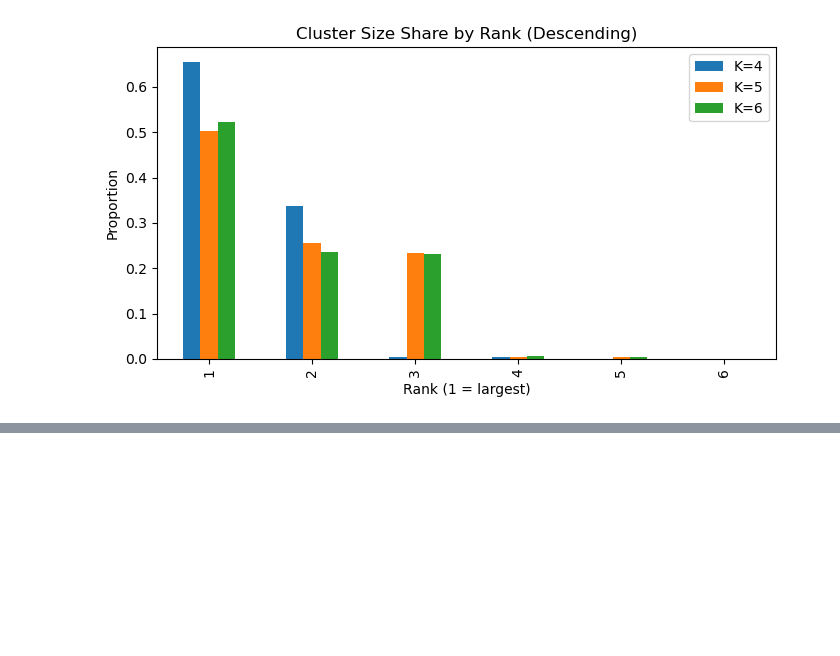
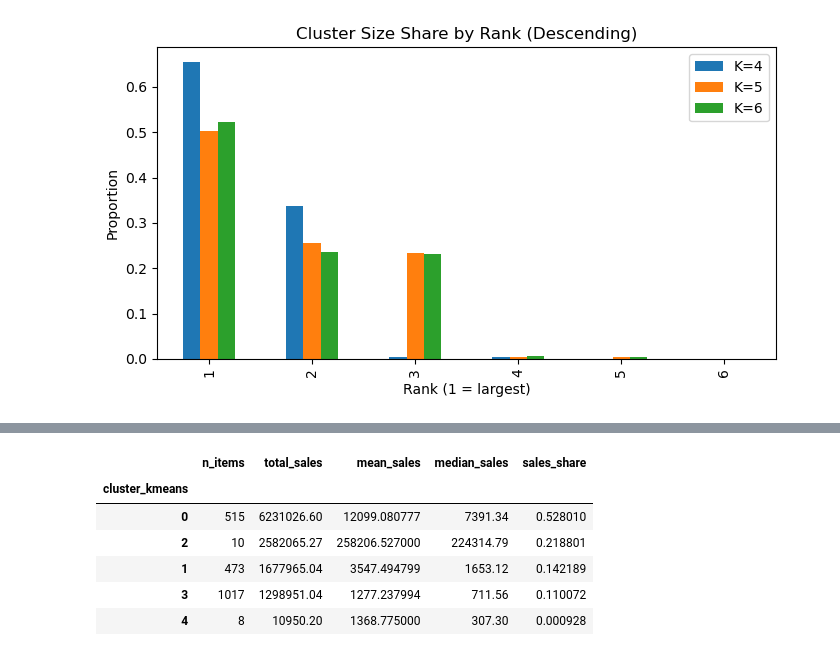
Before and after one commit to CserYe03na/Online_Retail_Forecasting, a Jupyter notebook: cluster_analysis.ipynb, the cells around one changed output, grey strips where cells are left out. Drawn from its saved outputs; the diff is of its cells as text; code cells hidden in the pictures; blank space fills up the shorter version.

Commit message:
minor changes for cluster description

```diff
--- a/cluster_analysis.ipynb
+++ b/cluster_analysis.ipynb
@@ -1156,0 +1179,31 @@ fig.show()
+# %%
+import pandas as pd
+from pathlib import Path
+
+out_dir = Path("data/clustering")
+
+# per-product features with total_sales
+feat = pd.read_parquet(out_dir / "feature_table_extended.parquet")
+
+# cluster labels (K=5)
+labels = pd.read_parquet(out_dir / "clusters_3models.parquet")[["cluster_kmeans"]]
+
+df = feat[["total_sales"]].join(labels)
+
+cluster_stats = df.groupby("cluster_kmeans").agg(
+    n_items=("total_sales", "size"),
+    total_sales=("total_sales", "sum"),
+    mean_sales=("total_sales", "mean"),
+    median_sales=("total_sales", "median"),
+)
+cluster_stats["sales_share"] = cluster_stats["total_sales"] / cluster_stats["total_sales"].sum()
+
+cluster_stats.sort_values("total_sales", ascending=False)
+# %% [output]
+|  | n_items | total_sales | mean_sales | median_sales | sales_share |
+| cluster_kmeans |  |  |  |  |  |
+| 0 | 515 | 6231026.60 | 12099.080777 | 7391.34 | 0.528010 |
+| 2 | 10 | 2582065.27 | 258206.527000 | 224314.79 | 0.218801 |
+| 1 | 473 | 1677965.04 | 3547.494799 | 1653.12 | 0.142189 |
+| 3 | 1017 | 1298951.04 | 1277.237994 | 711.56 | 0.110072 |
+| 4 | 8 | 10950.20 | 1368.775000 | 307.30 | 0.000928 |
```
Also changed, not shown: parts of 4 cells of this notebook, 1 other file.
